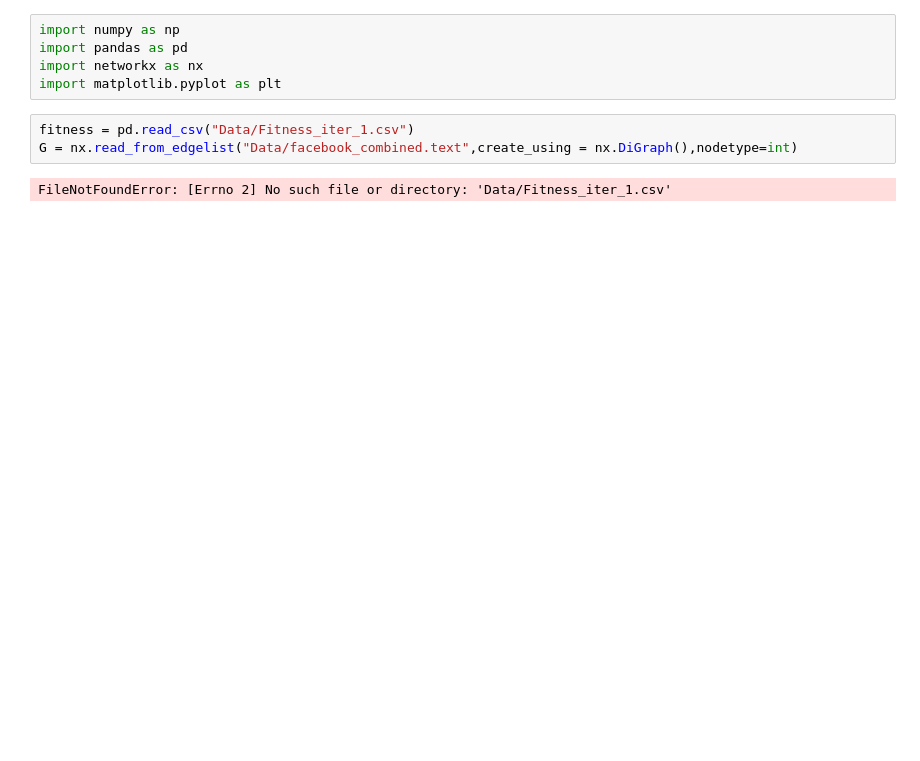
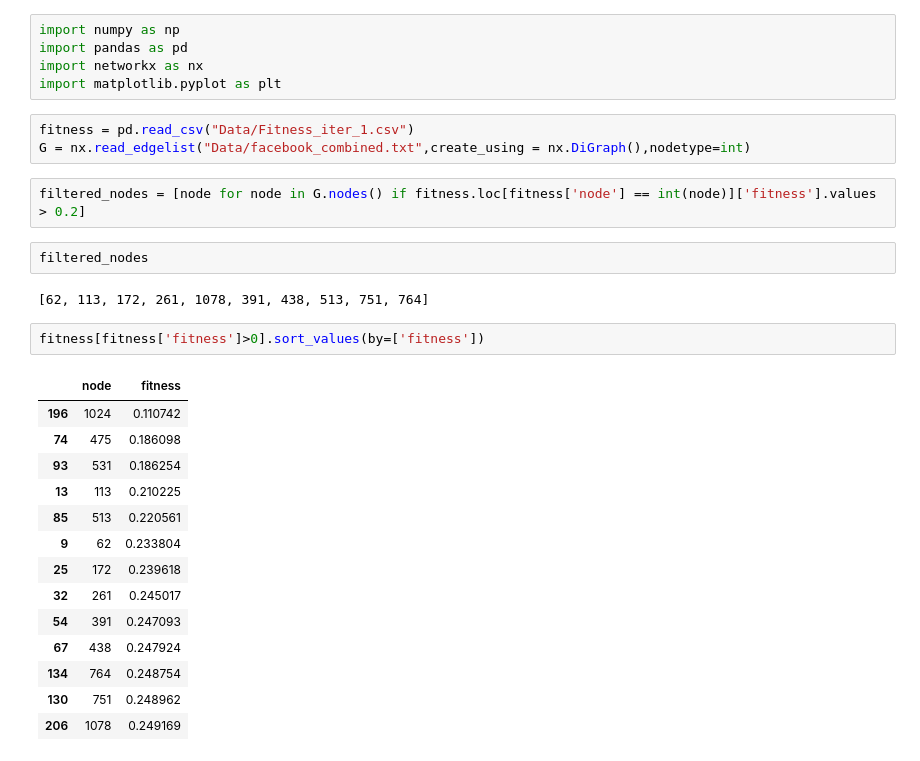
Before and after one commit to Da4kek/Social-Network, a Jupyter notebook: Message_prop.ipynb, the cells around one changed output. Saved outputs shown, nothing was run; the diff lists cells and outputs as text; blank space fills up the shorter version.

```diff
--- a/Message_prop.ipynb
+++ b/Message_prop.ipynb
@@ -5,6 +5,27 @@ import networkx as nx
 import matplotlib.pyplot as plt
 # %%
 fitness = pd.read_csv("Data/Fitness_iter_1.csv")
-G = nx.read_from_edgelist("Data/facebook_combined.text",create_using = nx.DiGraph(),nodetype=int)
+G = nx.read_edgelist("Data/facebook_combined.txt",create_using = nx.DiGraph(),nodetype=int)
-# %% [output]
-FileNotFoundError: [Errno 2] No such file or directory: 'Data/Fitness_iter_1.csv'
+# %%
+filtered_nodes = [node for node in G.nodes() if fitness.loc[fitness['node'] == int(node)]['fitness'].values > 0.2]
+# %%
+filtered_nodes
+# %% [output]
+[62, 113, 172, 261, 1078, 391, 438, 513, 751, 764]
+# %%
+fitness[fitness['fitness']>0].sort_values(by=['fitness'])
+# %% [output]
+|  | node | fitness |
+| 196 | 1024 | 0.110742 |
+| 74 | 475 | 0.186098 |
+| 93 | 531 | 0.186254 |
+| 13 | 113 | 0.210225 |
+| 85 | 513 | 0.220561 |
+| 9 | 62 | 0.233804 |
+| 25 | 172 | 0.239618 |
+| 32 | 261 | 0.245017 |
+| 54 | 391 | 0.247093 |
+| 67 | 438 | 0.247924 |
+| 134 | 764 | 0.248754 |
+| 130 | 751 | 0.248962 |
+| 206 | 1078 | 0.249169 |
```
Also changed, not shown: parts of 6 cells of this notebook, 1 other file.
